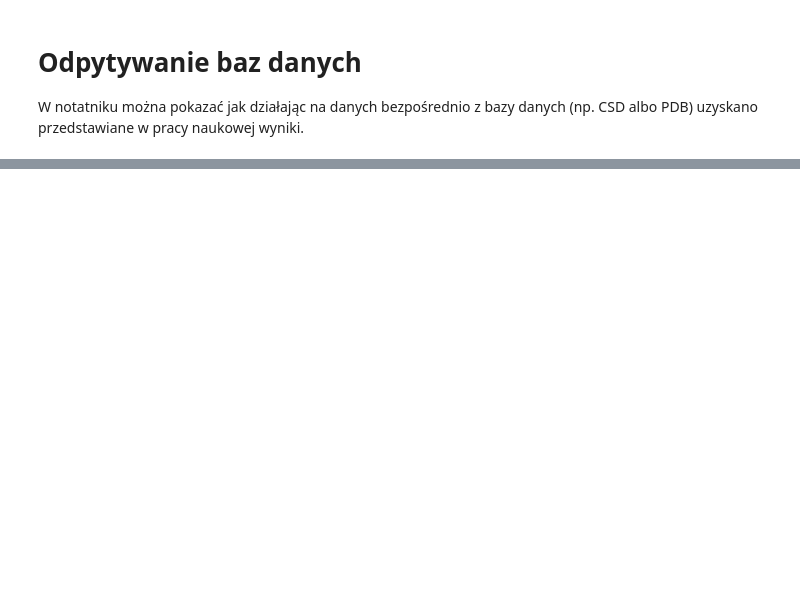
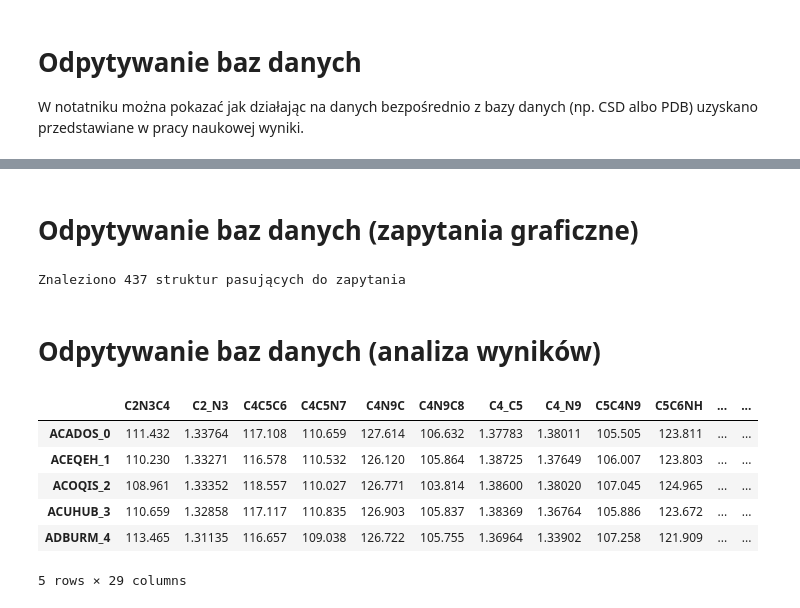
Before and after one commit to dabrze/cbb_reproducibility, a Jupyter notebook: Reproducible research.ipynb, the cells around one changed output, grey strips where cells are left out. Cells and saved outputs as stored; diff of their text form; code cells hidden in the pictures; blank space fills up the shorter version.

```diff
--- a/Reproducible research.ipynb
+++ b/Reproducible research.ipynb
@@ -270,0 +269,27 @@ identifiers
+# %% [markdown]
+Odpytywanie baz danych (zapytania graficzne)
+======================================
+# %%
+con_substructure = ConnserSubstructure("data/adenine.con")
+substructure_search = SubstructureSearch()
+substructure_search.add_substructure(con_substructure)
+hits = substructure_search.search()
+print("Znaleziono {0} struktur pasujących do zapytania".format(hits.__len__()))
+# %% [output]
+Znaleziono 437 struktur pasujących do zapytania
+# %% [markdown]
+Odpytywanie baz danych (analiza wyników)
+======================================
+# %%
+import pandas as pd
+
+df = pd.DataFrame([h.measurements for h in hits], index=list([h.identifier + "_" + str(idx) for idx, h in enumerate(hits)]))
+df.head()
+# %% [output]
+|  | C2N3C4 | C2_N3 | C4C5C6 | C4C5N7 | C4N9C | C4N9C8 | C4_C5 | C4_N9 | C5C4N9 | C5C6NH | ... | ... |
+| ACADOS_0 | 111.432 | 1.33764 | 117.108 | 110.659 | 127.614 | 106.632 | 1.37783 | 1.38011 | 105.505 | 123.811 | ... | ... |
+| ACEQEH_1 | 110.230 | 1.33271 | 116.578 | 110.532 | 126.120 | 105.864 | 1.38725 | 1.37649 | 106.007 | 123.803 | ... | ... |
+| ACOQIS_2 | 108.961 | 1.33352 | 118.557 | 110.027 | 126.771 | 103.814 | 1.38600 | 1.38020 | 107.045 | 124.965 | ... | ... |
+| ACUHUB_3 | 110.659 | 1.32858 | 117.117 | 110.835 | 126.903 | 105.837 | 1.38369 | 1.36764 | 105.886 | 123.672 | ... | ... |
+| ADBURM_4 | 113.465 | 1.31135 | 116.657 | 109.038 | 126.722 | 105.755 | 1.36964 | 1.33902 | 107.258 | 121.909 | ... | ... |
+5 rows × 29 columns
```
Also changed, not shown: parts of 15 cells of this notebook, 3 other files.
